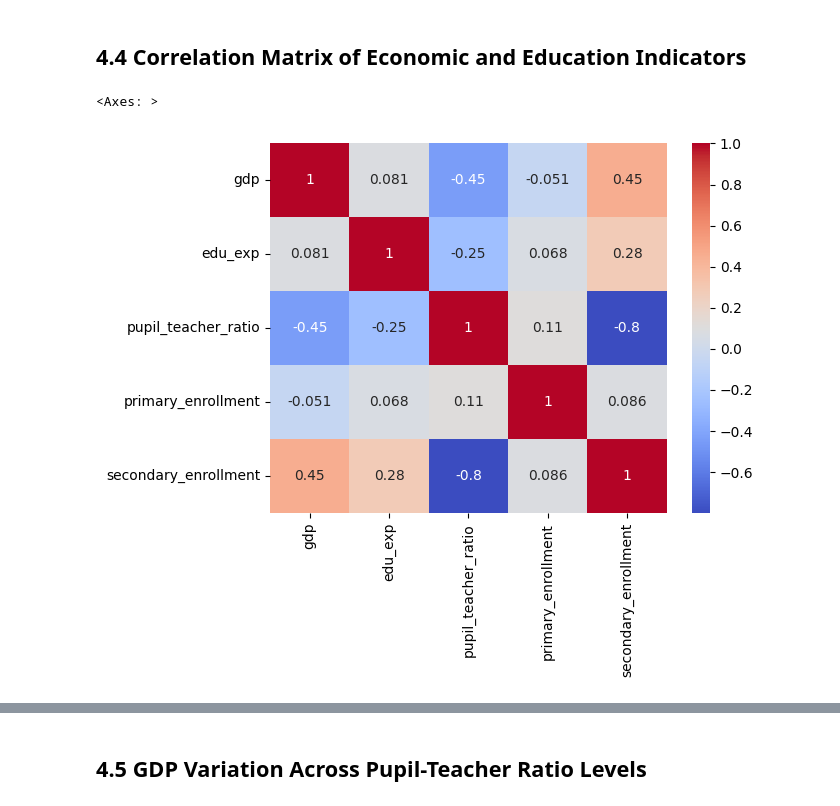
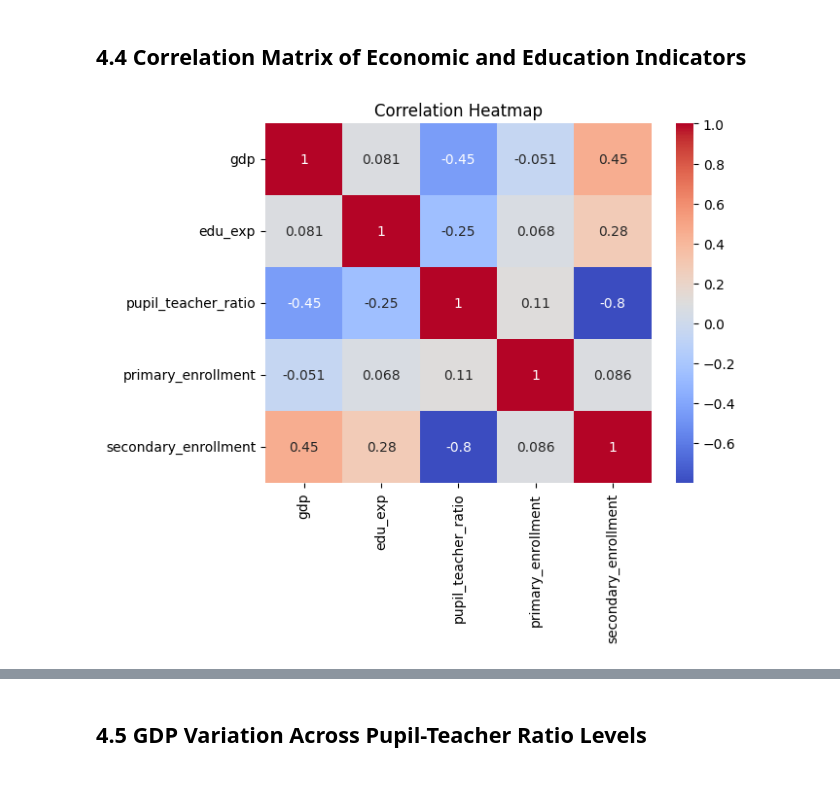
Before and after one commit to Hazim-HF/P152419_Project_1_Data_Management, a Jupyter notebook: P152419_Project_1_STQD6324.ipynb, the cells around one changed output, grey strips where cells are left out. Saved outputs shown, nothing was run; the diff lists cells and outputs as text; code cells hidden in the pictures.

```diff
--- a/P152419_Project_1_STQD6324.ipynb
+++ b/P152419_Project_1_STQD6324.ipynb
@@ -408,8 +435,9 @@ The plot demonstrates a stark economic divide among countries grouped by income
 <h2 style='font-weight:bold'> 4.4 Correlation Matrix of Economic and Education Indicators </h2>
 # %%
 # plot a heatmap of correlations between numeric variables
-sns.heatmap(cleaned_df[numeric_cols].corr(), annot=True, cmap='coolwarm');
+sns.heatmap(cleaned_df[numeric_cols].corr(), annot=True, cmap='coolwarm')
+plt.title('Correlation Heatmap')
+plt.show();
 # %% [output]
-<Axes: >
-[figure, old version]
+[figure, new version]
 # %% [markdown]
```
Also changed, not shown: parts of 20 cells of this notebook, 2 other files.
